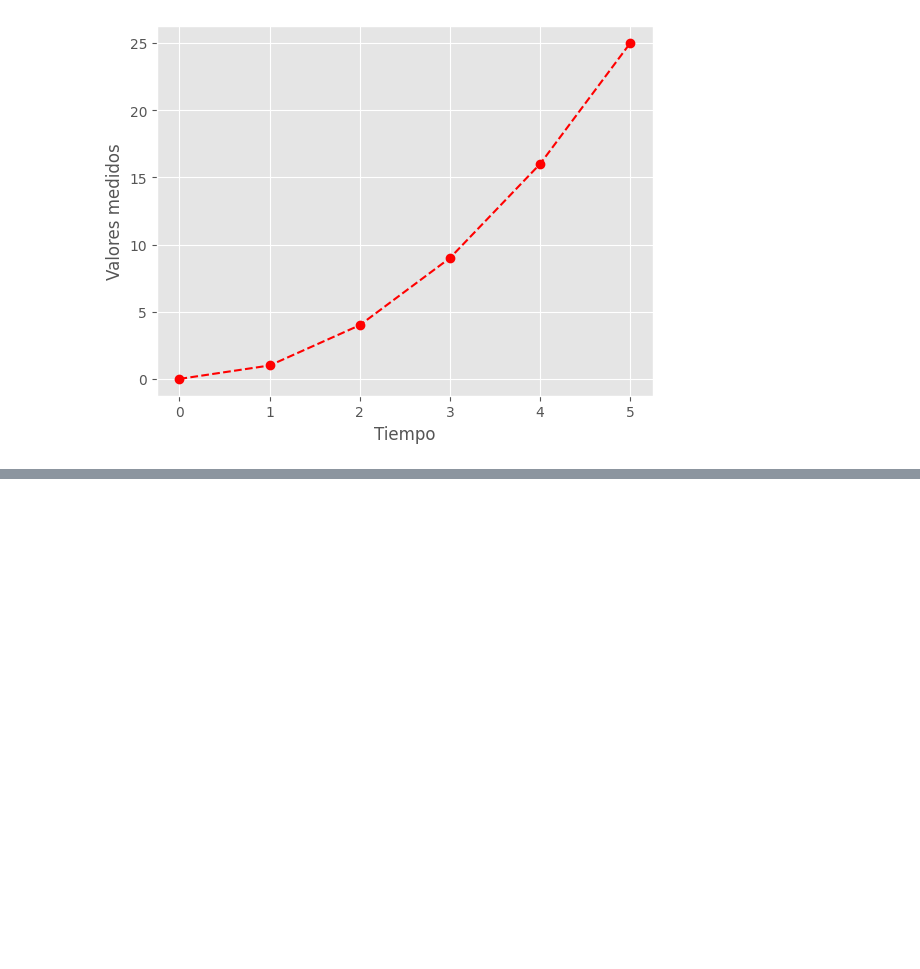
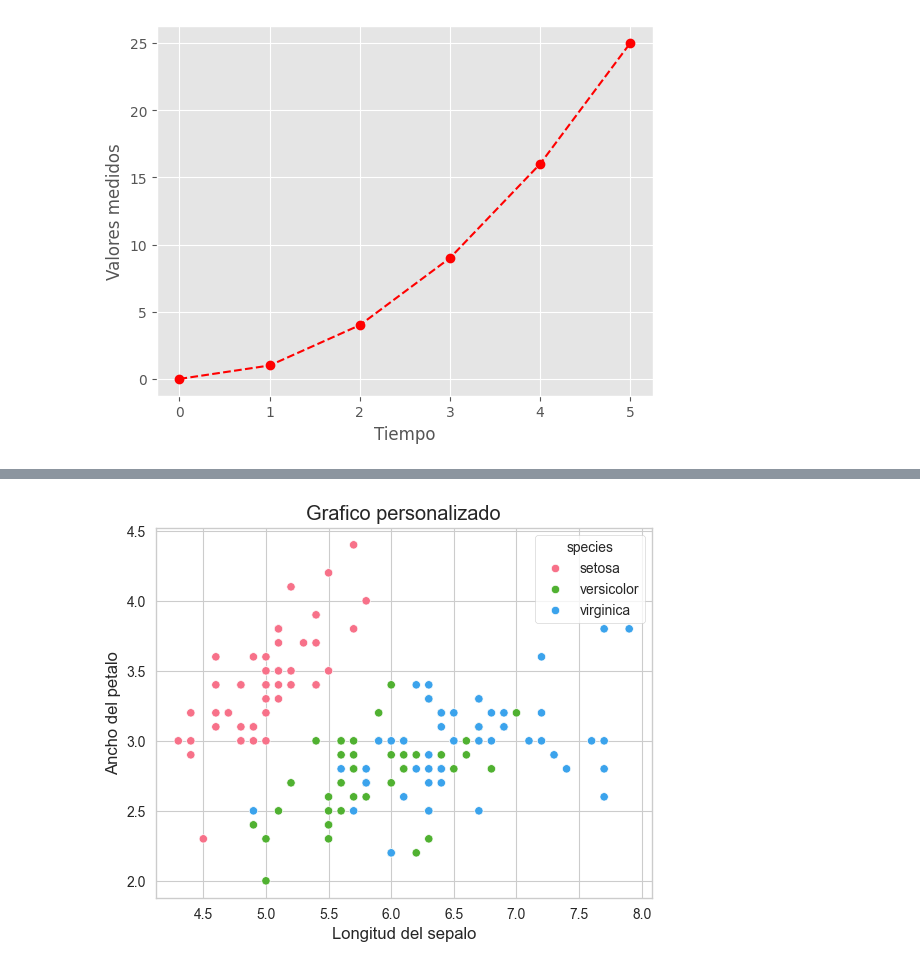
Before and after one commit to oscarm24/Analisis_de_datos_python, a Jupyter notebook: AnalisisDatos.ipynb, the cells around one changed output, grey strips where cells are left out. Saved outputs shown, nothing was run; the diff lists cells and outputs as text; code cells hidden in the pictures; blank space fills up the shorter version.

```diff
--- a/AnalisisDatos.ipynb
+++ b/AnalisisDatos.ipynb
@@ -757,0 +814,12 @@ plt.show()
+# %%
+# Grafico de dispersion
+sns.set_style("whitegrid")
+palette = sns.color_palette("husl" ,3)
+
+sns.scatterplot(x="sepal_length", y="sepal_width", hue="species", data=data, palette=palette)
+plt.xlabel("Longitud del sepalo")
+plt.ylabel("Ancho del petalo")
+plt.title("Grafico personalizado")
+plt.show()
+# %% [output]
+[figure, added]
```
Also changed, not shown: parts of 7 cells of this notebook.
